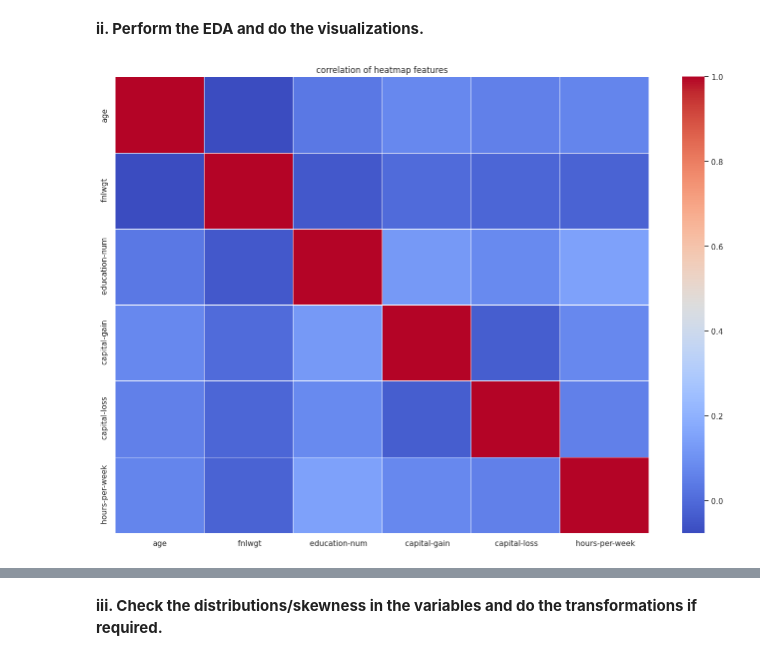
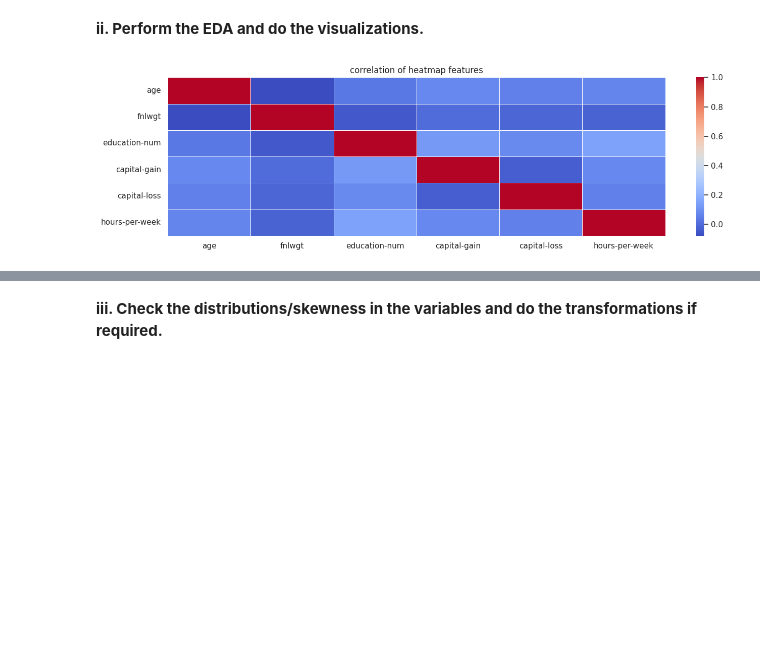
Before and after one commit to Piramu-Mahalingam/DS-Course-Assignment-1, a Jupyter notebook: Piramu_M_Assignment_Supervised_ML.ipynb, the cells around one changed output, grey strips where cells are left out. Saved outputs shown, nothing was run; the diff lists cells and outputs as text; code cells hidden in the pictures; blank space fills up the shorter version.

```diff
--- a/Piramu_M_Assignment_Supervised_ML.ipynb
+++ b/Piramu_M_Assignment_Supervised_ML.ipynb
@@ -320,19 +325,19 @@ df2.head(),df2.describe()
 # %%
 import matplotlib.pyplot as plt1
 import seaborn as sns1
 sns1.set(style="whitegrid")
 plt1.rcParams["figure.figsize"]=(12,6)
 summaryof_stats=df2.describe(include="all")
 num_df2=df2.select_dtypes(include=['float64','int64'])
 corr_matrix=num_df2.corr()
-plt1.figure(figsize=(14,10))
+plt1.figure(figsize=(14,4))
 sns1.heatmap(corr_matrix,annot=False,cmap="coolwarm", fmt=".2g",linewidths=0.5)
 plt1.title("correlation of heatmap features")
 plt1.tight_layout()
 plt1.show()
 summaryof_stats
 # %% [output]
-[figure, old version]
+[figure, new version]
 |  | age | workclass | fnlwgt | education | education-num | marital-status | occupation | relationship | ... |
 | count | 32561.000000 | 32561 | 3.256100e+04 | 32561 | 32561.000000 | 32561 | 32561 | 32561 | ... |
 | unique | NaN | 9 | NaN | 16 | NaN | 7 | 15 | 6 | ... |
```
Also changed, not shown: parts of 13 cells of this notebook.
